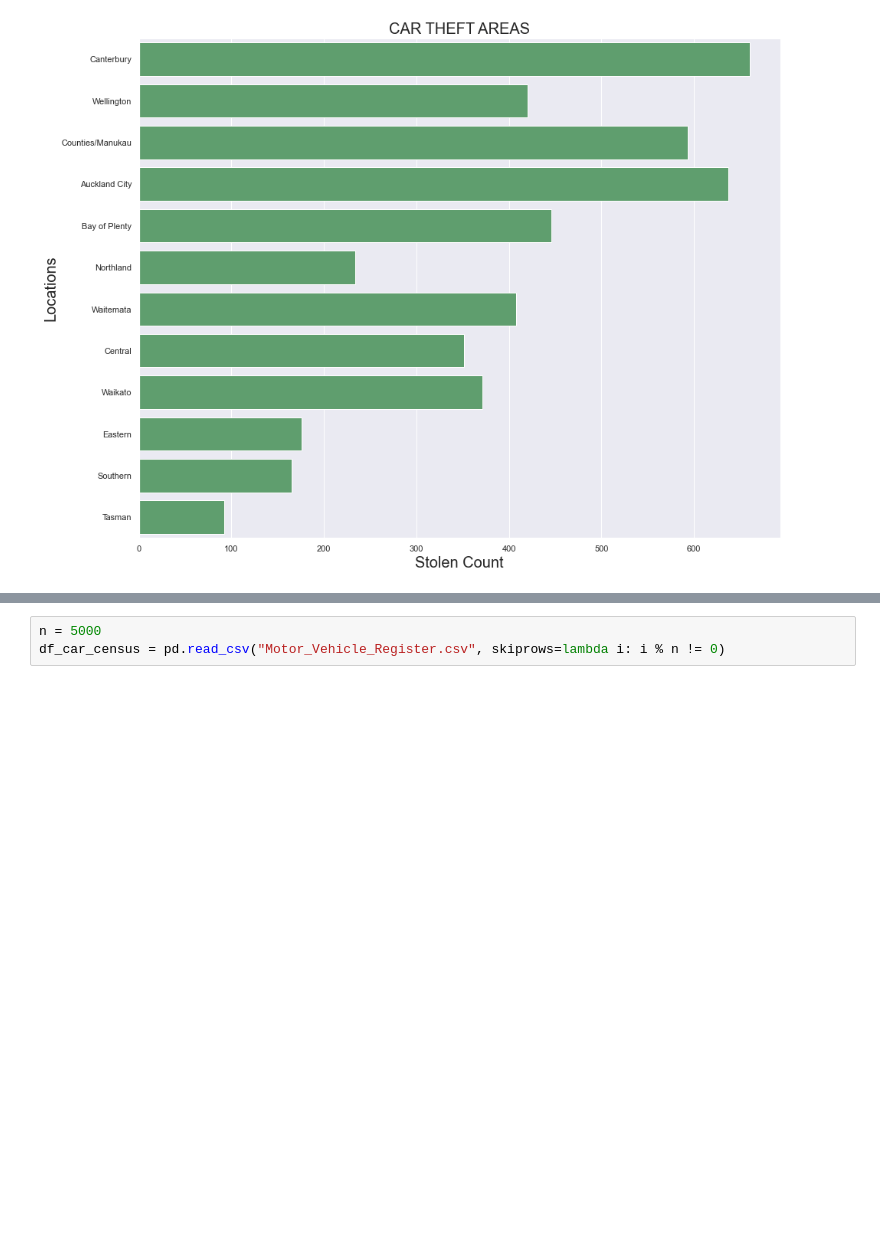
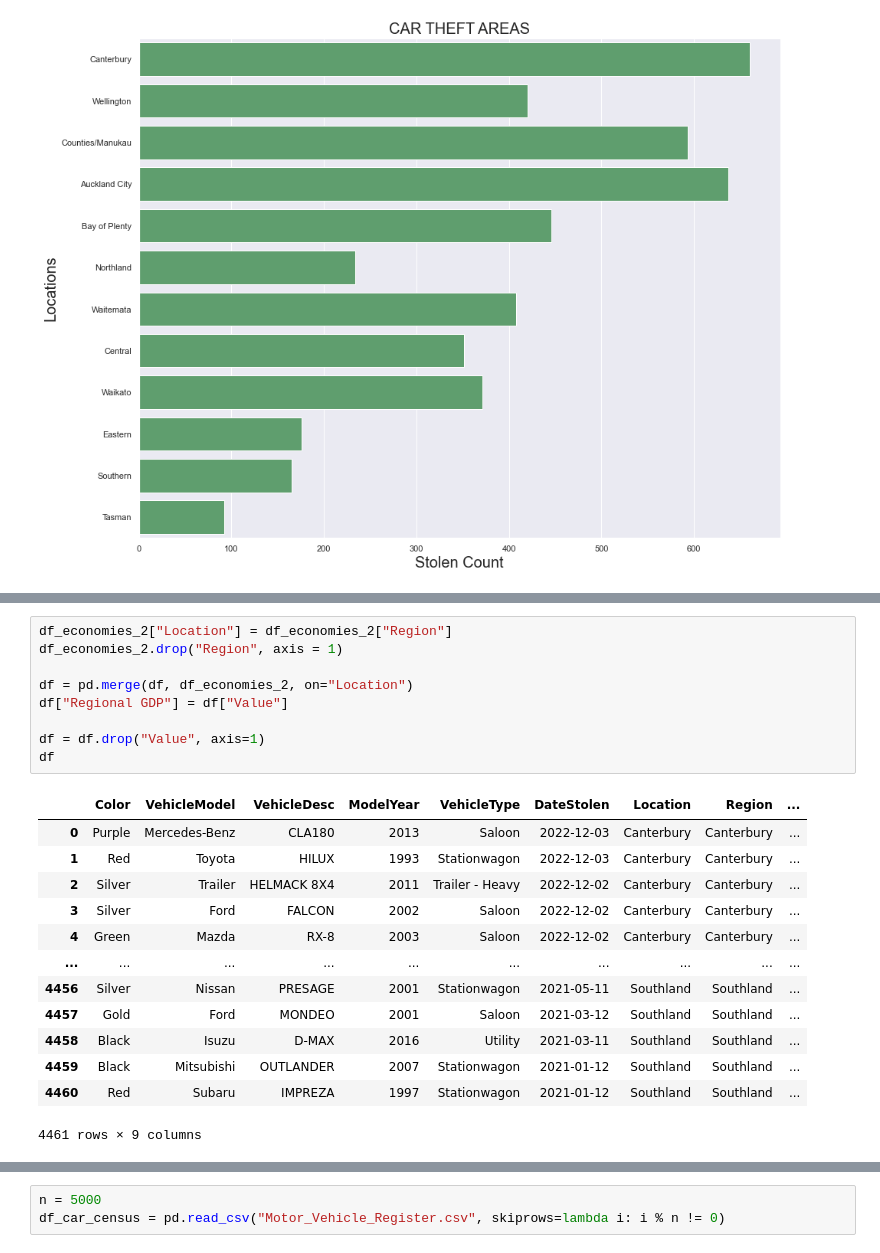
Before and after one commit to lodfod/databootcamp-finalproject, a Jupyter notebook: finalproject.ipynb, the cells around one changed output, grey strips where cells are left out. Drawn from its saved outputs; the diff is of its cells as text; blank space fills up the shorter version.

```diff
--- a/finalproject.ipynb
+++ b/finalproject.ipynb
@@ -114,0 +155,23 @@ location_list.plot(ax=ax, color="red")
+# %%
+df_economies_2["Location"] = df_economies_2["Region"]
+df_economies_2.drop("Region", axis = 1)
+
+df = pd.merge(df, df_economies_2, on="Location")
+df["Regional GDP"] = df["Value"]
+
+df = df.drop("Value", axis=1)
+df
+# %% [output]
+|  | Color | VehicleModel | VehicleDesc | ModelYear | VehicleType | DateStolen | Location | Region | ... |
+| 0 | Purple | Mercedes-Benz | CLA180 | 2013 | Saloon | 2022-12-03 | Canterbury | Canterbury | ... |
+| 1 | Red | Toyota | HILUX | 1993 | Stationwagon | 2022-12-03 | Canterbury | Canterbury | ... |
+| 2 | Silver | Trailer | HELMACK 8X4 | 2011 | Trailer - Heavy | 2022-12-02 | Canterbury | Canterbury | ... |
+| 3 | Silver | Ford | FALCON | 2002 | Saloon | 2022-12-02 | Canterbury | Canterbury | ... |
+| 4 | Green | Mazda | RX-8 | 2003 | Saloon | 2022-12-02 | Canterbury | Canterbury | ... |
+| ... | ... | ... | ... | ... | ... | ... | ... | ... | ... |
+| 4456 | Silver | Nissan | PRESAGE | 2001 | Stationwagon | 2021-05-11 | Southland | Southland | ... |
+| 4457 | Gold | Ford | MONDEO | 2001 | Saloon | 2021-03-12 | Southland | Southland | ... |
+| 4458 | Black | Isuzu | D-MAX | 2016 | Utility | 2021-03-11 | Southland | Southland | ... |
+| 4459 | Black | Mitsubishi | OUTLANDER | 2007 | Stationwagon | 2021-01-12 | Southland | Southland | ... |
+| 4460 | Red | Subaru | IMPREZA | 1997 | Stationwagon | 2021-01-12 | Southland | Southland | ... |
+4461 rows × 9 columns
```
Also changed, not shown: parts of 14 cells of this notebook, 3 other files.
